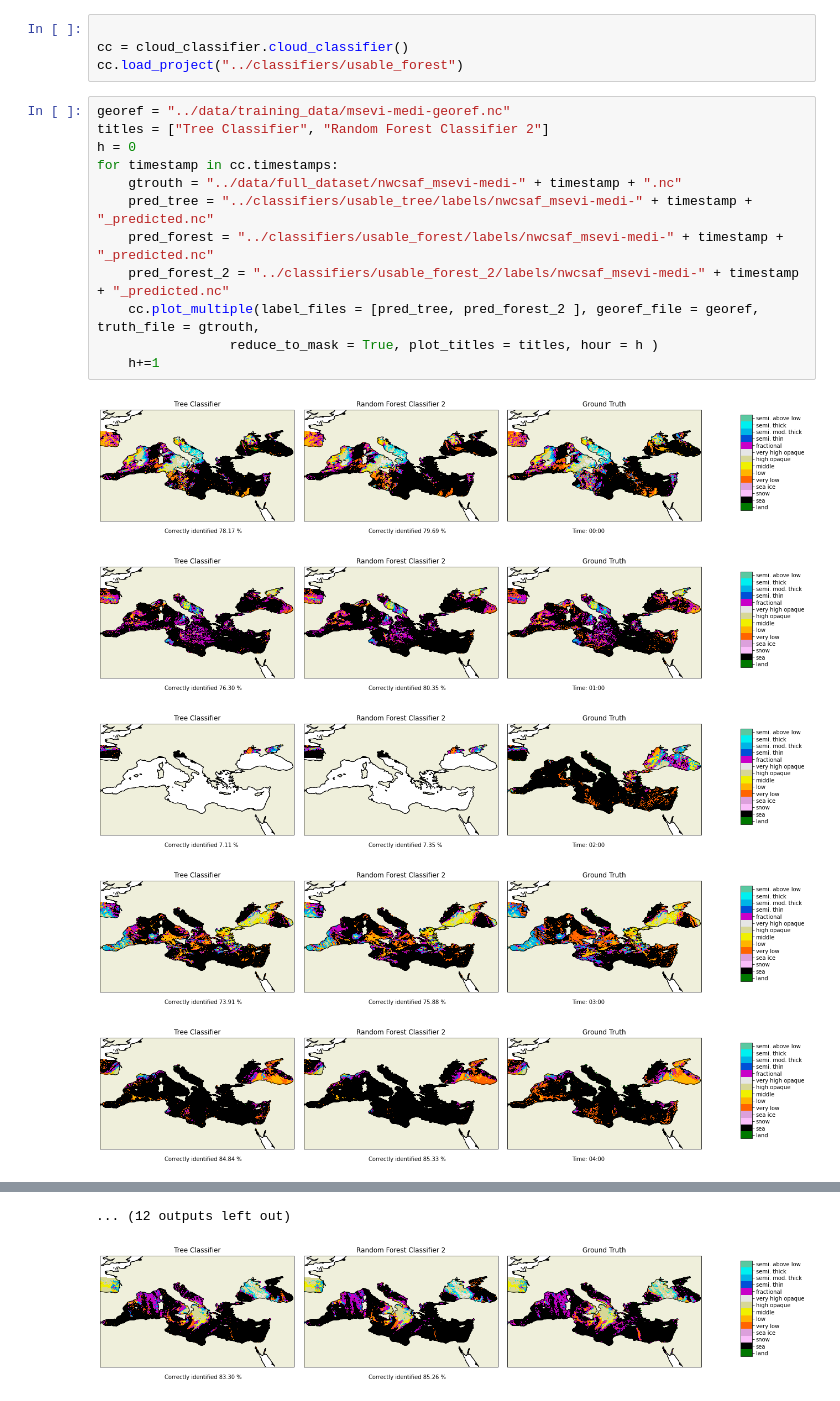
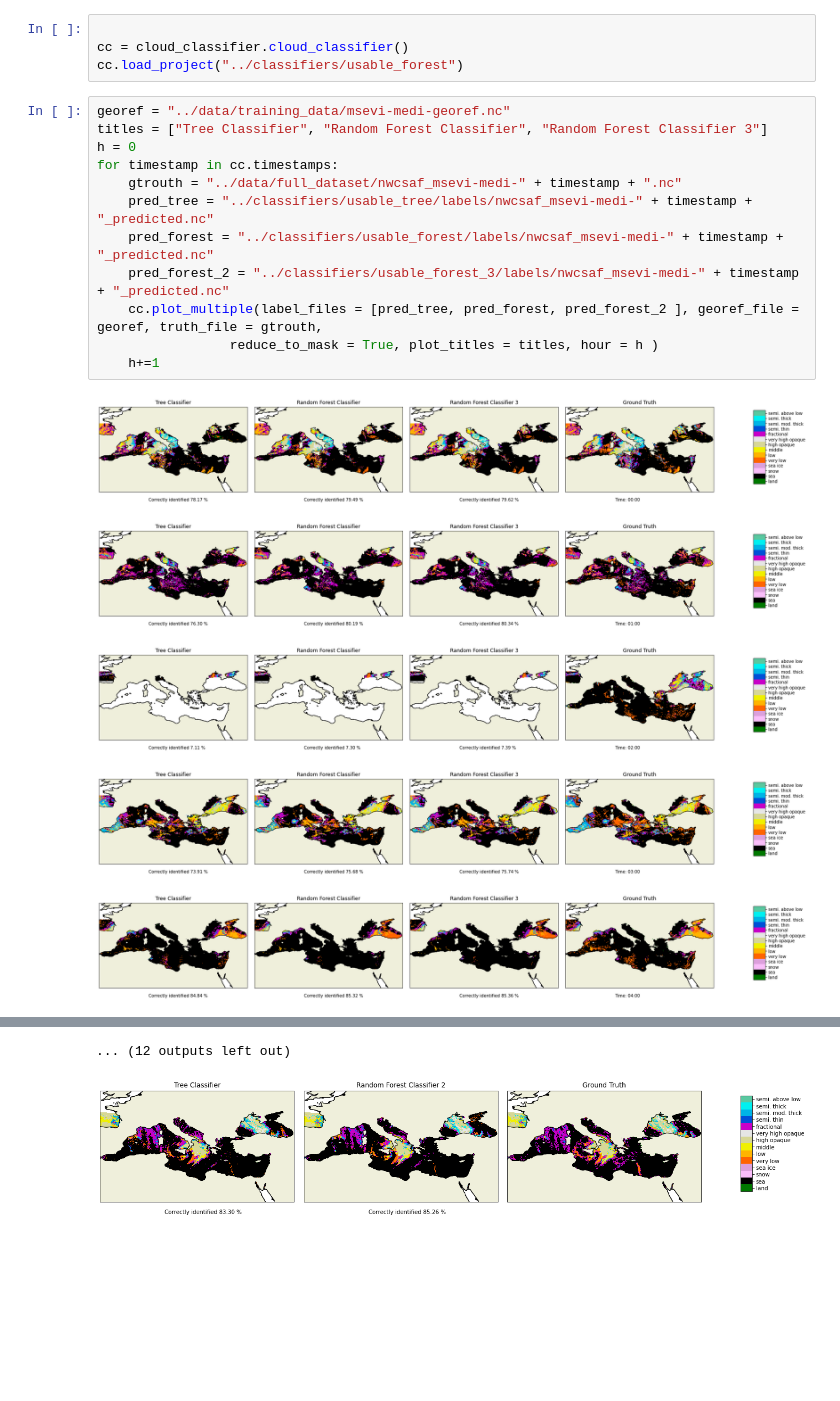
Before and after one commit to fsenf/CTyPyTool, a Jupyter notebook: notebooks/Plotting.ipynb, the cells around one changed output, grey strips where cells are left out. Cells and saved outputs as stored; diff of their text form; blank space fills up the shorter version.

```diff
--- a/notebooks/Plotting.ipynb
+++ b/notebooks/Plotting.ipynb
@@ -15,19 +15,19 @@ cc = cloud_classifier.cloud_classifier()
 cc.load_project("../classifiers/usable_forest")
 # %%
 georef = "../data/training_data/msevi-medi-georef.nc"
-titles = ["Tree Classifier", "Random Forest Classifier 2"]
+titles = ["Tree Classifier", "Random Forest Classifier", "Random Forest Classifier 3"]
 h = 0
 for timestamp in cc.timestamps:
     gtrouth = "../data/full_dataset/nwcsaf_msevi-medi-" + timestamp + ".nc"
     pred_tree = "../classifiers/usable_tree/labels/nwcsaf_msevi-medi-" + timestamp + "_predicted.nc"
     pred_forest = "../classifiers/usable_forest/labels/nwcsaf_msevi-medi-" + timestamp + "_predicted.nc"
-    pred_forest_2 = "../classifiers/usable_forest_2/labels/nwcsaf_msevi-medi-" + timestamp + "_predicted.nc"
-    cc.plot_multiple(label_files = [pred_tree, pred_forest_2 ], georef_file = georef, truth_file = gtrouth,
+    pred_forest_2 = "../classifiers/usable_forest_3/labels/nwcsaf_msevi-medi-" + timestamp + "_predicted.nc"
+    cc.plot_multiple(label_files = [pred_tree, pred_forest, pred_forest_2 ], georef_file = georef, truth_file = gtrouth,
                  reduce_to_mask = True, plot_titles = titles, hour = h )
     h+=1
 # %% [output]
-[figure, old version]
+[figure, new version]
-[figure, old version]
+[figure, new version]
-[figure, old version]
+[figure, new version]
-[figure, old version]
+[figure, new version]
-[figure, old version]
+[figure, new version]
```
Also changed, not shown: parts of 1 cell of this notebook, 1 other file.
